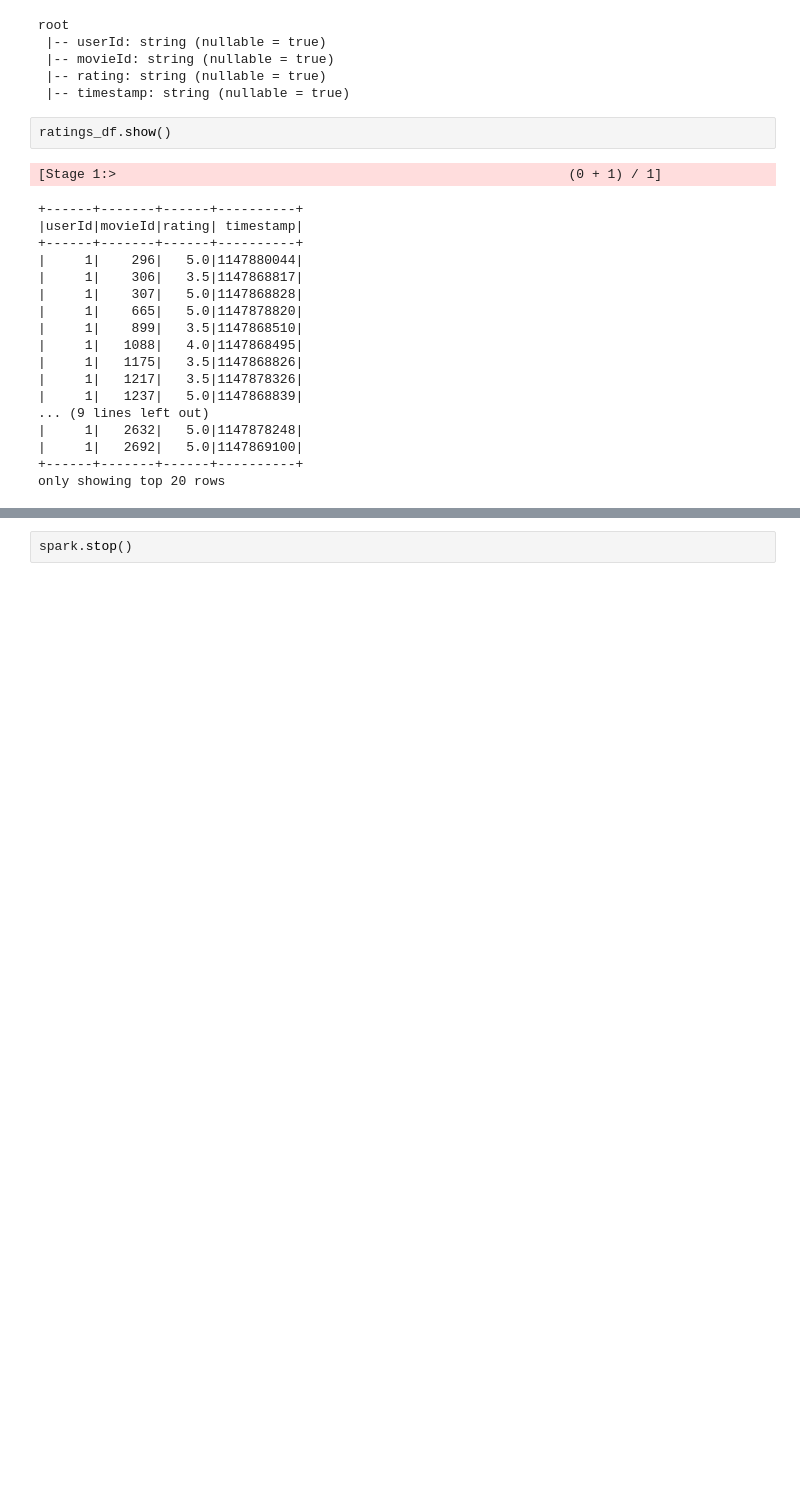
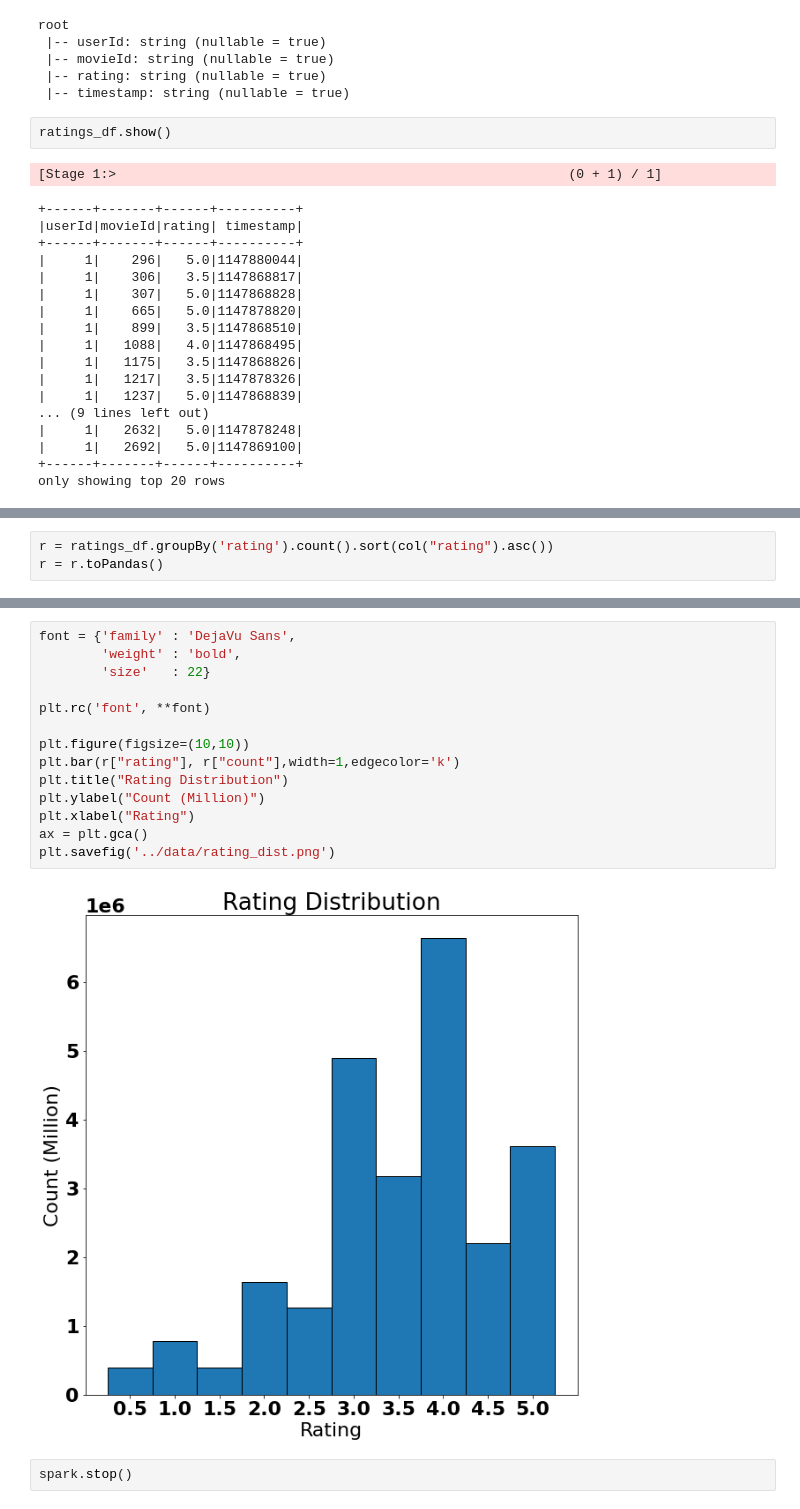
Before and after one commit to amoltkale/movie_recommender_system, a Jupyter notebook: ratings.ipynb, the cells around one changed output, grey strips where cells are left out. Saved outputs shown, nothing was run; the diff lists cells and outputs as text; blank space fills up the shorter version.

```diff
--- a/ratings.ipynb
+++ b/ratings.ipynb
@@ -107,0 +131,3 @@ ratings_df.groupBy('userID').count().describe().show()
+# %%
+r = ratings_df.groupBy('rating').count().sort(col("rating").asc())
+r = r.toPandas()
@@ -108,2 +151,18 @@ ratings_df.groupBy('userID').count().describe().show()
+# %%
+font = {'family' : 'DejaVu Sans',
+        'weight' : 'bold',
+        'size'   : 22}
+
+plt.rc('font', **font)
+
+plt.figure(figsize=(10,10))
+plt.bar(r["rating"], r["count"],width=1,edgecolor='k')
+plt.title("Rating Distribution")
+plt.ylabel("Count (Million)")
+plt.xlabel("Rating")
+ax = plt.gca()
+plt.savefig('../data/rating_dist.png')
+# %% [output]
+[figure, added]
 # %%
 spark.stop()
```
Also changed, not shown: parts of 7 cells of this notebook, 2 other files.
